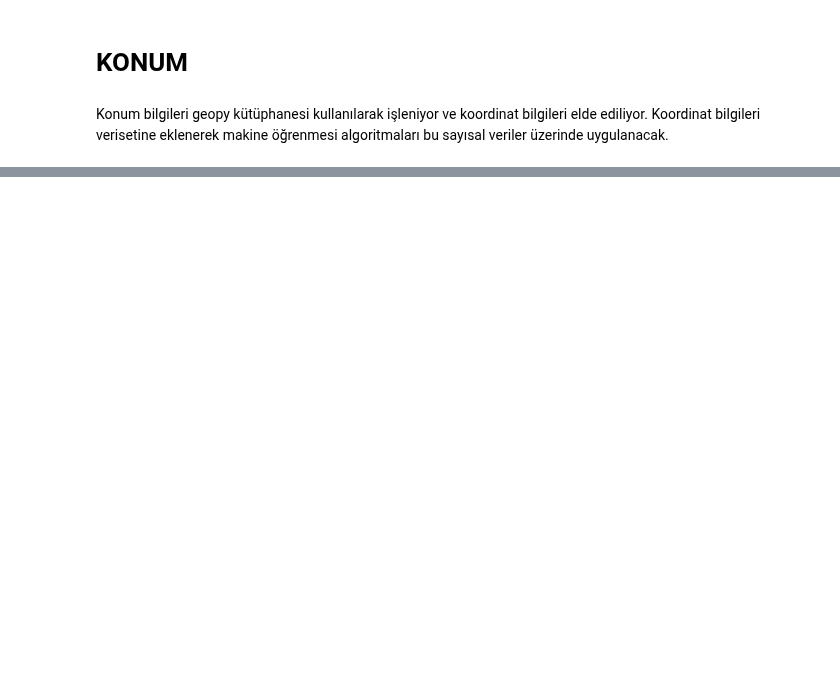
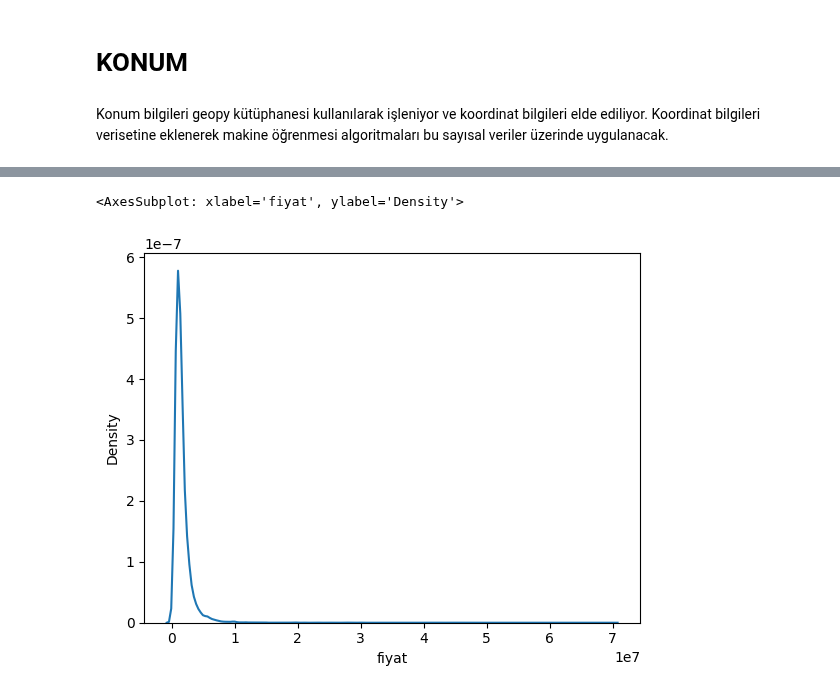
Before and after one commit to flunitraz/house-price-analysis, a Jupyter notebook: preprocessing.ipynb, the cells around one changed output, grey strips where cells are left out. Saved outputs shown, nothing was run; the diff lists cells and outputs as text; code cells hidden in the pictures; blank space fills up the shorter version.

```diff
--- a/preprocessing.ipynb
+++ b/preprocessing.ipynb
@@ -402,0 +698,2 @@ df[(df.il == 'Erzurum')] # Erzurum ilindeki ilanların detayı
+# %%
+df.drop(20459, inplace = True)
@@ -402,0 +702,5 @@ df[(df.il == 'Erzurum')] # Erzurum ilindeki ilanların detayı
+# %%
+sns.kdeplot(data=df.fiyat)
+# %% [output]
+<AxesSubplot: xlabel='fiyat', ylabel='Density'>
+[figure, added]
```
Also changed, not shown: parts of 95 cells of this notebook, 2 other files.
